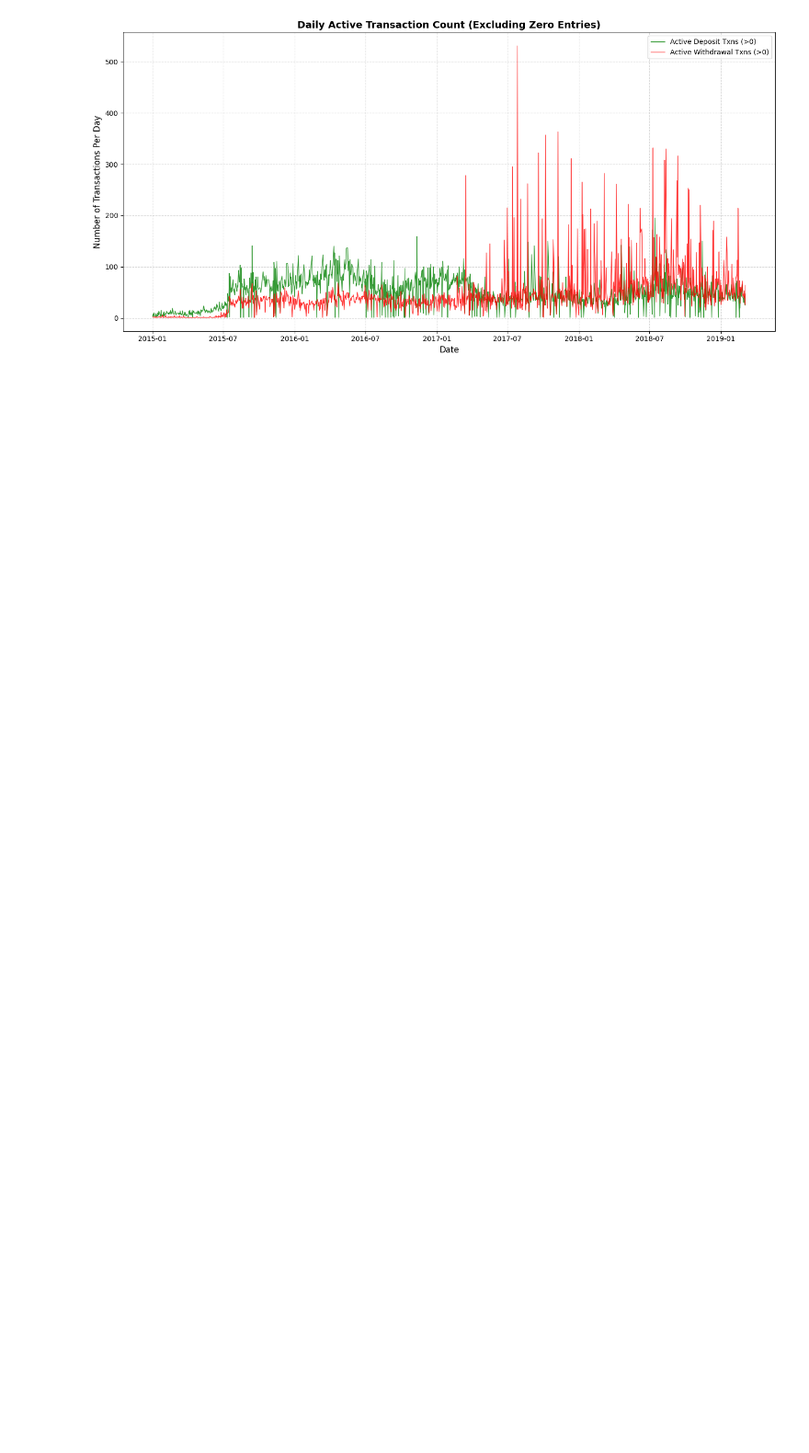
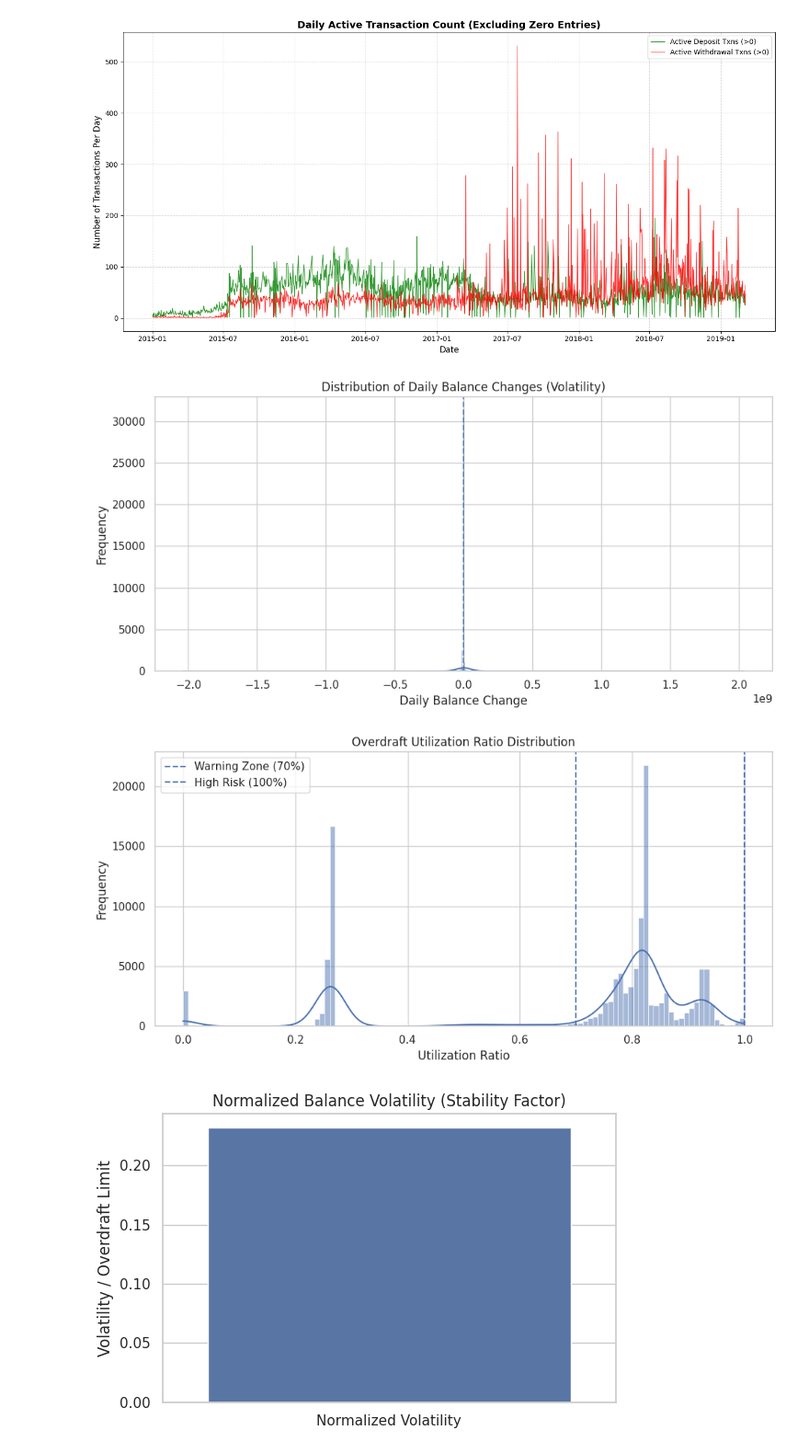
Before and after one commit to Deep6890/AEGIS-FIN, a Jupyter notebook: bankData.ipynb, the cells around one changed output. Shown at 92% size. Cells and saved outputs as stored; diff of their text form; code cells hidden in the pictures; blank space fills up the shorter version.

Commit message:
Kaggle Notebook | Bank overdraft pattern finder |New Elements

```diff
--- a/bankData.ipynb
+++ b/bankData.ipynb
@@ -409,3 +378,70 @@ plt.tight_layout()
 plt.show()
 # %% [output]
 [figure]
+# %%
+sns.set(style="whitegrid")
+
+overDraftLimit = 2_045_201_000
+
+# RiskIndex
+def riskIndexer(df):
+    elementsData = df.sort_values('DATE').copy()
+
+    # Overdraft amount
+    elementsData['OverdraftAmount'] = (-elementsData['BALANCE AMT']).clip(lower=0)
+
+    # Daily balance change (CORRECT)
+    elementsData['BalanceChange'] = elementsData['BALANCE AMT'].diff()
+    # elementsData = elementsData[elementsData['BalanceChange'].abs() < 2]
+
+
+    # Overdraft utilization
+    draftUtil = elementsData['OverdraftAmount'] / overDraftLimit
+
+    # Burn ratio (already computed)
+    burnRatio = yearAggData['BurnRatio']
+
+    # Balance volatility
+    balanceVolatility = elementsData['BalanceChange'].std()
+
+    # Normalized volatility
+    normVolatility = balanceVolatility / overDraftLimit
+
+    return elementsData, draftUtil, burnRatio, normVolatility
+
+
+df, draftUtil, burnRatio, normVolatility = riskIndexer(cleanData)
+
+# Balance changes
+plt.figure(figsize=(10, 5))
+sns.histplot(df['BalanceChange'].dropna(), kde=True)
+plt.axvline(0, linestyle='--', alpha=0.7)
+plt.title("Distribution of Daily Balance Changes (Volatility)")
+plt.xlabel("Daily Balance Change")
+plt.ylabel("Frequency")
+plt.tight_layout()
+plt.show()
+
+# Overdraft utilization ratio
+plt.figure(figsize=(10, 5))
+sns.histplot(draftUtil.dropna(), kde=True)
+plt.axvline(0.7, linestyle='--', label='Warning Zone (70%)')
+plt.axvline(1.0, linestyle='--', label='High Risk (100%)')
+plt.title("Overdraft Utilization Ratio Distribution")
+plt.xlabel("Utilization Ratio")
+plt.ylabel("Frequency")
+plt.legend()
+plt.tight_layout()
+plt.show()
+
+# Volatality
+plt.figure(figsize=(6, 4))
+sns.barplot(x=['Normalized Volatility'], y=[normVolatility])
+plt.ylabel("Volatility / Overdraft Limit")
+plt.title("Normalized Balance Volatility (Stability Factor)")
+plt.tight_layout()
+plt.show()
+# %% [output]
+[figure, added]
+[figure, added]
+[figure, added]
```
Also changed, not shown: parts of 12 cells of this notebook.
